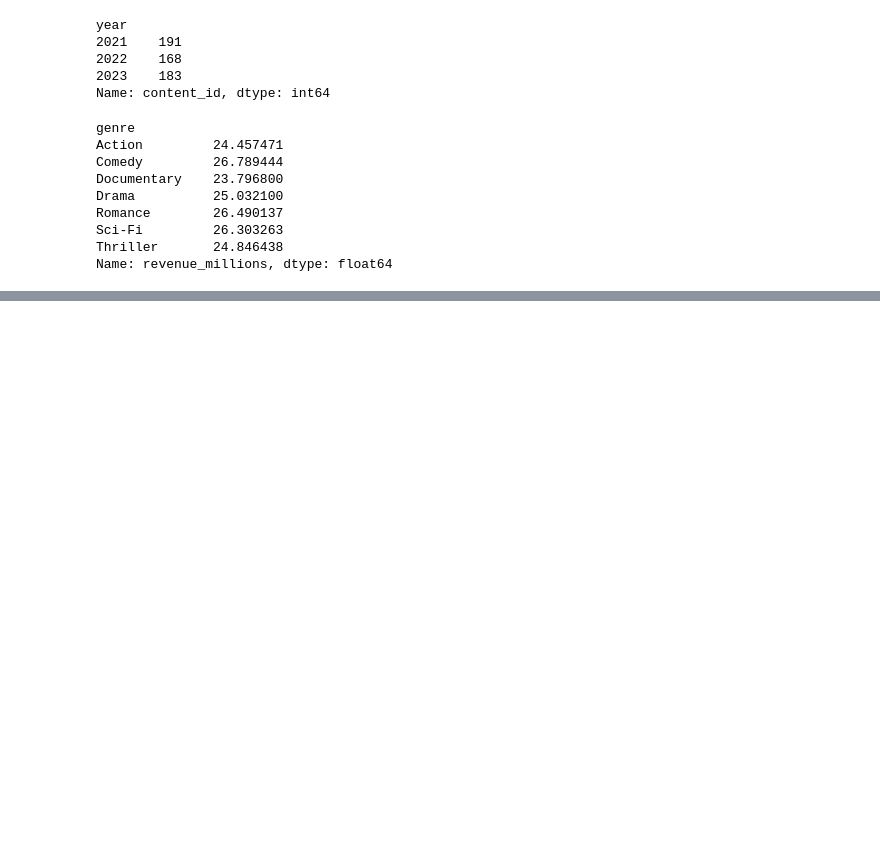
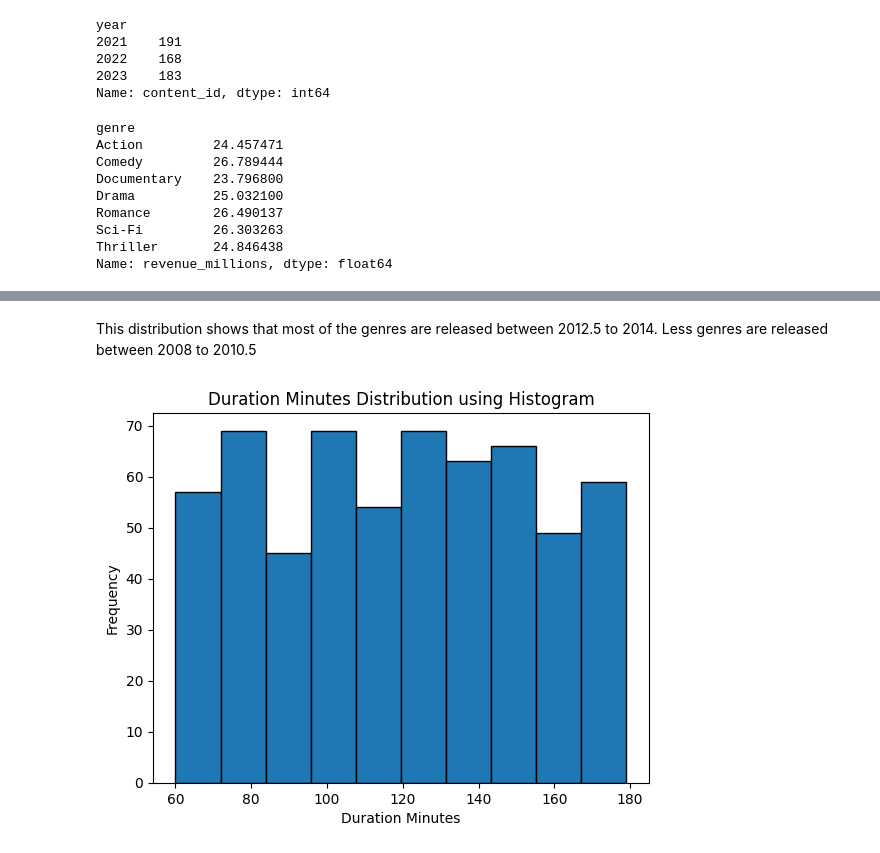
Before and after one commit to anuja-2904/Amazon_Prime_Video_Data, a Jupyter notebook: Amazon_Prime_Video_Data.ipynb, the cells around one changed output, grey strips where cells are left out. Cells and saved outputs as stored; diff of their text form; code cells hidden in the pictures; blank space fills up the shorter version.

```diff
--- a/Amazon_Prime_Video_Data.ipynb
+++ b/Amazon_Prime_Video_Data.ipynb
@@ -827,0 +859,11 @@ Name: revenue_millions, dtype: float64
+# %% [markdown]
+This distribution shows that most of the genres are released between 2012.5 to 2014.
+Less genres are released between 2008 to 2010.5
+# %%
+plt.hist(df["duration_minutes"],edgecolor="black")
+plt.title("Duration Minutes Distribution using Histogram")
+plt.xlabel("Duration Minutes")
+plt.ylabel("Frequency")
+plt.show()
+# %% [output]
+[figure, added]
```
Also changed, not shown: parts of 89 cells of this notebook.
